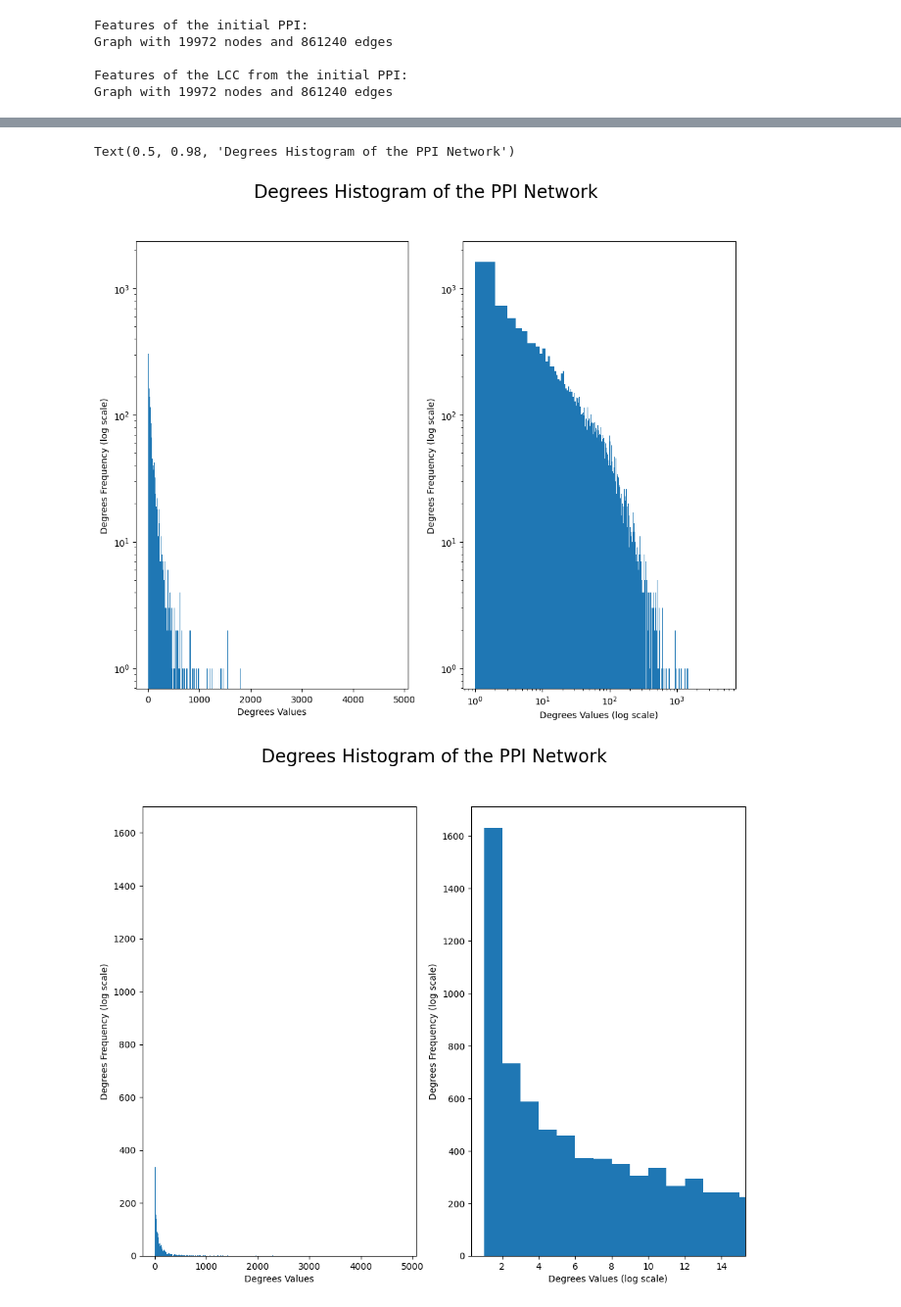
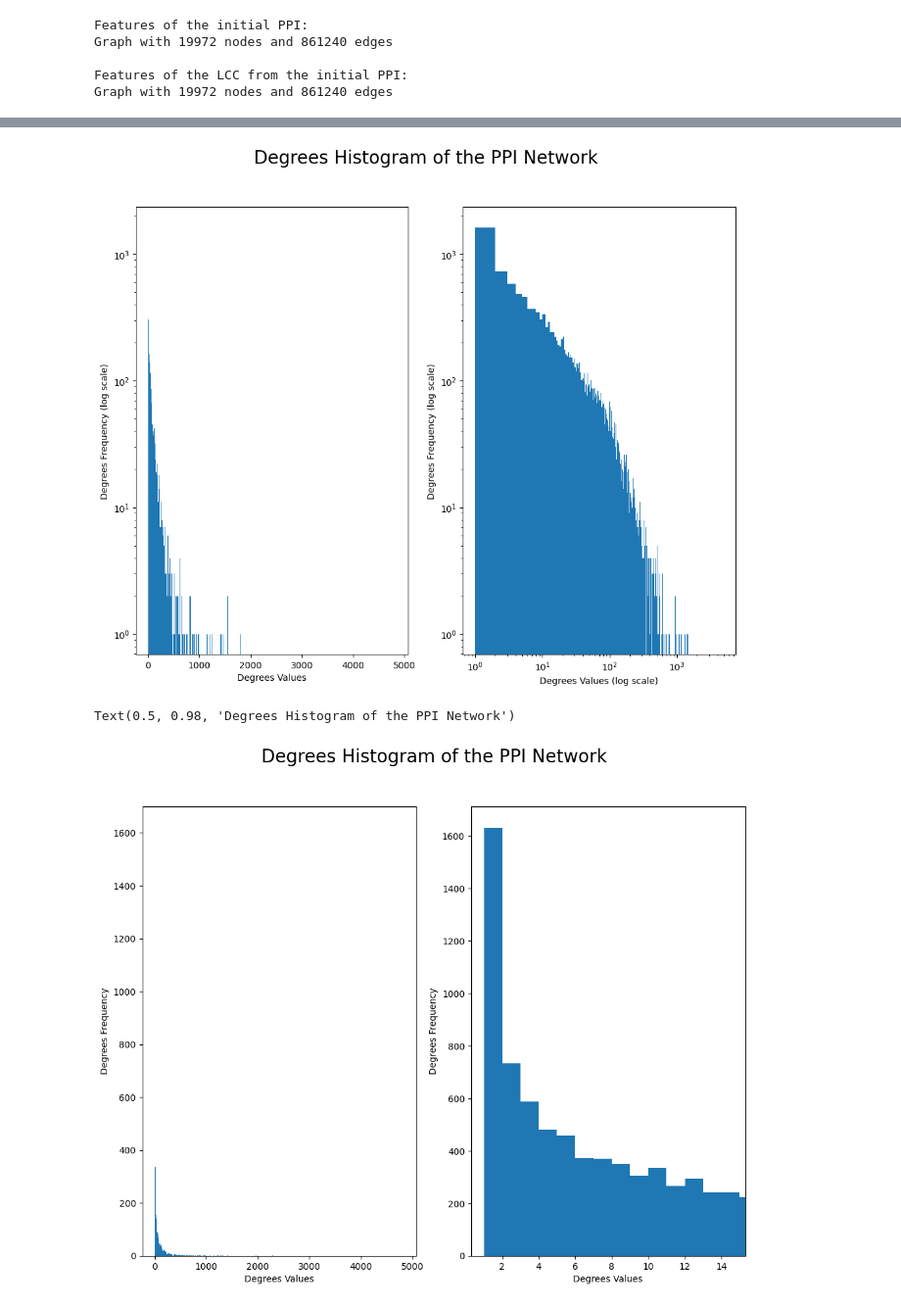
Before and after one commit to neusvegasm/NetworkMedicineProject, a Jupyter notebook: 2-PPI_GraphFeatures.ipynb, the cells around one changed output, grey strips where cells are left out. Shown at 98% size. Cells and saved outputs as stored; diff of their text form; code cells hidden in the pictures.

```diff
--- a/2-PPI_GraphFeatures.ipynb
+++ b/2-PPI_GraphFeatures.ipynb
@@ -79,15 +88,4 @@ Graph with 19972 nodes and 861240 edges
 # %%
-degress_of_LCC_dictionary = dict(Graph_of_PPI.degree())
-degrees_of_LCC_dictionary_sorted = \
-    dict(sorted(degress_of_LCC_dictionary.items(), key=lambda item: item[1],
-                reverse=True))
-degrees_of_LCC_values = list(degress_of_LCC_dictionary.values())
-degrees_of_LCC_keys = list(degress_of_LCC_dictionary.keys())
-mean_degree_of_LCC = statistics.mean(degrees_of_LCC_values)
-median_degree_of_LCC = statistics.median(degrees_of_LCC_values)
-sorted_degrees_of_LCC_values = list(degrees_of_LCC_dictionary_sorted.values())
-sorted_degrees_of_LCC_keys = list(degrees_of_LCC_dictionary_sorted.keys())
-
 plt.figure(figsize=(12, 9))
 plt.subplot(1, 2, 1)
 plt.hist(degrees_of_LCC_values,
@@ -104,22 +102,23 @@ plt.xlabel("Degrees Values (log scale)")
 plt.ylabel("Degrees Frequency (log scale)")
 plt.suptitle("Degrees Histogram of the PPI Network", fontsize=20)
 plt.savefig(Degrees_Histogram_Visualization, dpi=500, bbox_inches='tight')
-
-plt.figure(figsize=(12, 9))
-plt.subplot(1, 2, 1)
-plt.hist(degrees_of_LCC_values,
-         bins=range(min(degrees_of_LCC_values), max(degrees_of_LCC_values) + 1))
-plt.xlabel("Degrees Values")
-plt.ylabel("Degrees Frequency (log scale)")
-plt.ylim(0, 1700)
-plt.subplot(1, 2, 2)
-plt.hist(degrees_of_LCC_values,
-         bins=range(min(degrees_of_LCC_values), max(degrees_of_LCC_values) + 1))
-plt.xlim(0.3, 15.3)
-plt.xlabel("Degrees Values (log scale)")
-plt.ylabel("Degrees Frequency (log scale)")
-plt.suptitle("Degrees Histogram of the PPI Network", fontsize=20)
 # %% [output]
-Text(0.5, 0.98, 'Degrees Histogram of the PPI Network')
 [figure]
-[figure, removed]
+# %%
+plt.figure(figsize=(12, 9))
+plt.subplot(1, 2, 1)
+plt.hist(degrees_of_LCC_values,
+         bins=range(min(degrees_of_LCC_values), max(degrees_of_LCC_values) + 1))
+plt.xlabel("Degrees Values")
+plt.ylabel("Degrees Frequency")
+plt.ylim(0, 1700)
+plt.subplot(1, 2, 2)
+plt.hist(degrees_of_LCC_values,
+         bins=range(min(degrees_of_LCC_values), max(degrees_of_LCC_values) + 1))
+plt.xlim(0.3, 15.3)
+plt.xlabel("Degrees Values")
+plt.ylabel("Degrees Frequency")
+plt.suptitle("Degrees Histogram of the PPI Network", fontsize=20)
+# %% [output]
+Text(0.5, 0.98, 'Degrees Histogram of the PPI Network')
+[figure, added]
```
Also changed, not shown: parts of 17 cells of this notebook.
